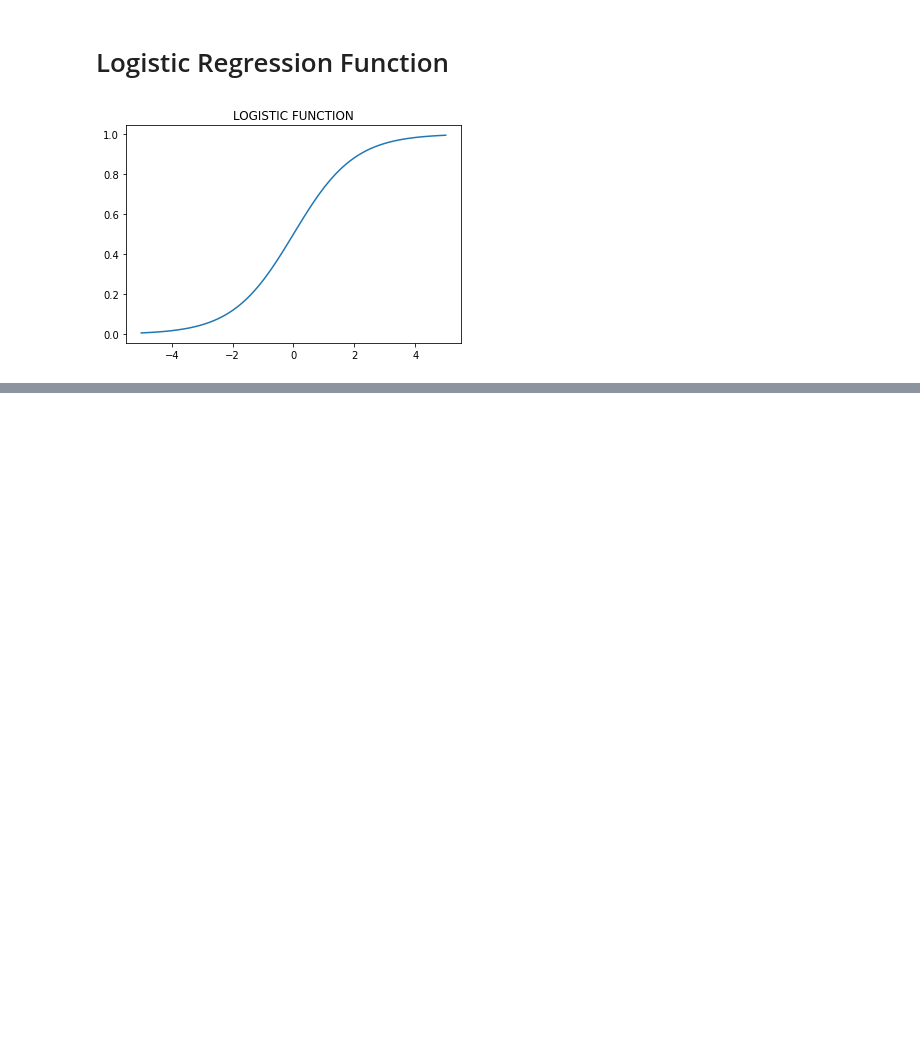
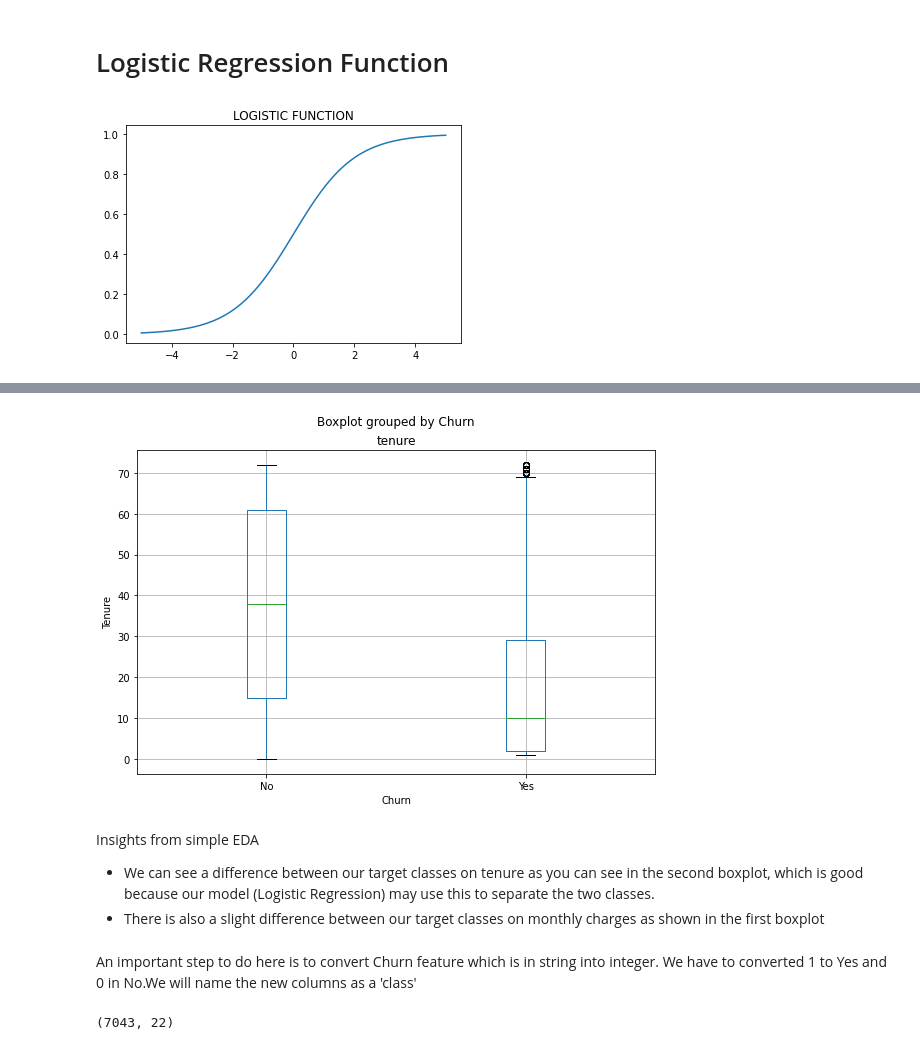
Before and after one commit to pdpranavkumar/Machine-Learning-Models, a Jupyter notebook: logistic_regression_exercise.ipynb, the cells around one changed output, grey strips where cells are left out. Saved outputs shown, nothing was run; the diff lists cells and outputs as text; code cells hidden in the pictures; blank space fills up the shorter version.

```diff
--- a/logistic_regression_exercise.ipynb
+++ b/logistic_regression_exercise.ipynb
@@ -21,0 +76,16 @@ plt.show()
+# %%
+fig = plt.figure(figsize=(9, 6))
+ax = fig.gca()
+df.boxplot(column = 'tenure', by = 'Churn', ax = ax)
+ax.set_ylabel("Tenure")
+plt.show()
+# %% [output]
+[figure, added]
+# %% [markdown]
+Insights from simple EDA
+
+*   We can see a difference between our target classes on tenure as you can see in the second boxplot, which is good because our model (Logistic Regression) may use this to separate the two classes.
+*   There is also a slight difference between our target classes on monthly charges as shown in the first boxplot
+# %% [markdown]
+An important step to do here is to convert Churn feature which is in string into integer.
+We have to converted 1 to Yes and 0 in No.We will name the new columns as a 'class'
@@ -21,0 +98,4 @@ plt.show()
+# %%
+df.shape
+# %% [output]
+(7043, 22)
```
Also changed, not shown: parts of 13 cells of this notebook.
